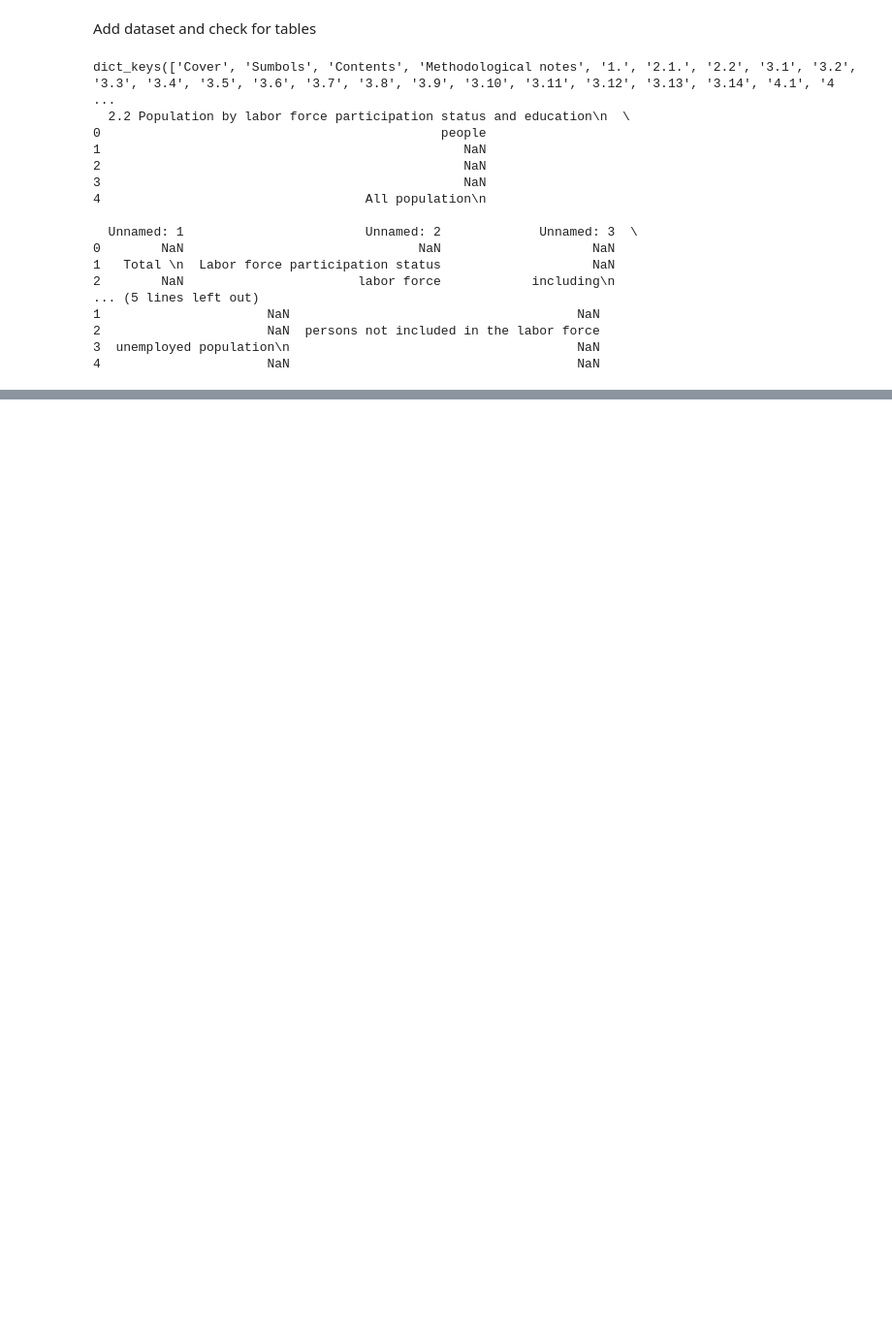
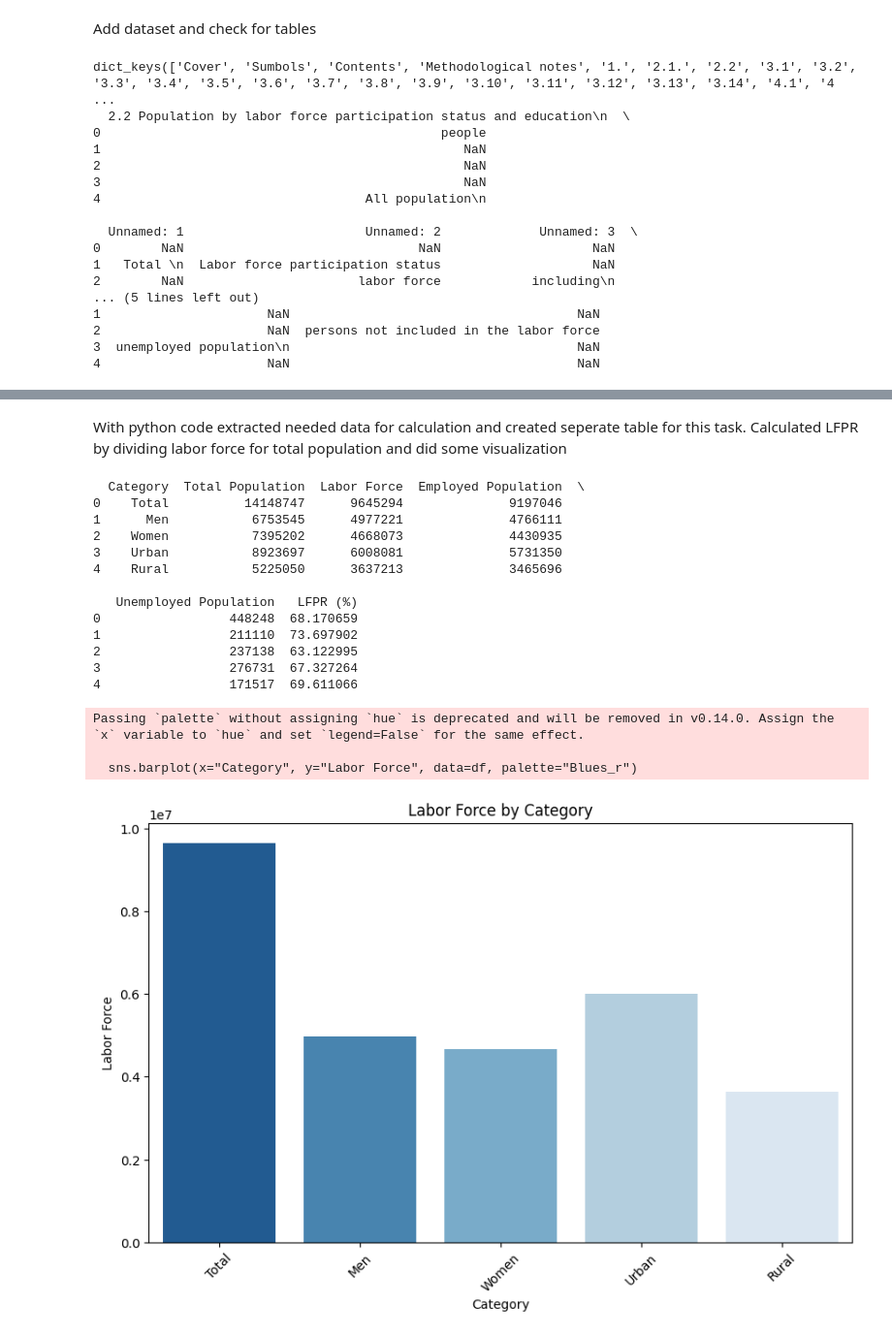
Before and after one commit to bochida/Economic-and-Employment-analysis-of-2024, a Jupyter notebook: python_analysis.ipynb, the cells around one changed output, grey strips where cells are left out. Shown at 97% size. Drawn from its saved outputs; the diff is of its cells as text; code cells hidden in the pictures; blank space fills up the shorter version.

```diff
--- a/python_analysis.ipynb
+++ b/python_analysis.ipynb
@@ -31,0 +167,43 @@ dict_keys(['Cover', 'Sumbols', 'Contents', 'Methodological notes', '1.', '2.1.',
+# %% [markdown]
+With python code extracted needed data for calculation and created seperate table for this task. Calculated LFPR by dividing labor force for total population and did some visualization
+# %%
+import pandas as pd
+import matplotlib.pyplot as plt
+import seaborn as sns
+
+# Load Excel file
+file_path = "extracted_labor_force_data.xlsx"  # <-- Change this to your file path
+df = pd.read_excel(file_path)
+
+# Display first few rows to check the data
+print(df.head())
+
+# Convert percentage column to float if needed
+df["LFPR (%)"] = df["LFPR (%)"].astype(float)
+
+# Visualization: Labor Force by Category
+plt.figure(figsize=(10, 6))
+sns.barplot(x="Category", y="Labor Force", data=df, palette="Blues_r")
+plt.title("Labor Force by Category")
+plt.ylabel("Labor Force")
+plt.xlabel("Category")
+plt.xticks(rotation=45)
+plt.show()
+# %% [output]
+  Category  Total Population  Labor Force  Employed Population  \
+0    Total          14148747      9645294              9197046
+1      Men           6753545      4977221              4766111
+2    Women           7395202      4668073              4430935
+3    Urban           8923697      6008081              5731350
+4    Rural           5225050      3637213              3465696
+
+   Unemployed Population   LFPR (%)
+0                 448248  68.170659
+1                 211110  73.697902
+2                 237138  63.122995
+3                 276731  67.327264
+4                 171517  69.611066
+Passing `palette` without assigning `hue` is deprecated and will be removed in v0.14.0. Assign the `x` variable to `hue` and set `legend=False` for the same effect.
+
+  sns.barplot(x="Category", y="Labor Force", data=df, palette="Blues_r")
+[figure, added]
```
Also changed, not shown: parts of 4 cells of this notebook, 2 other files.
